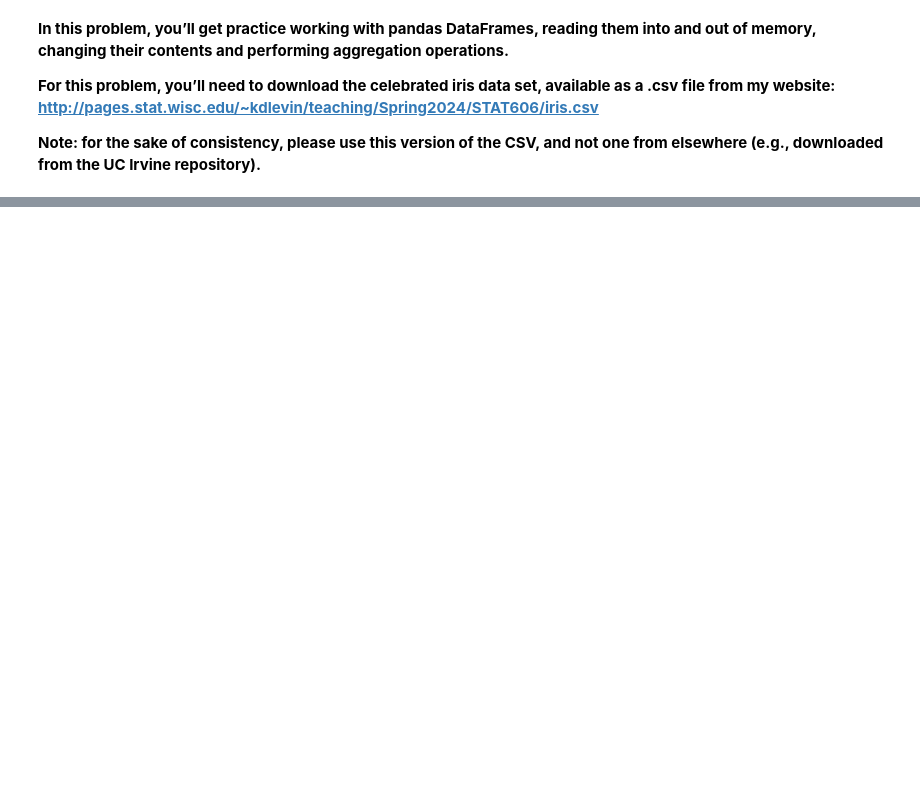
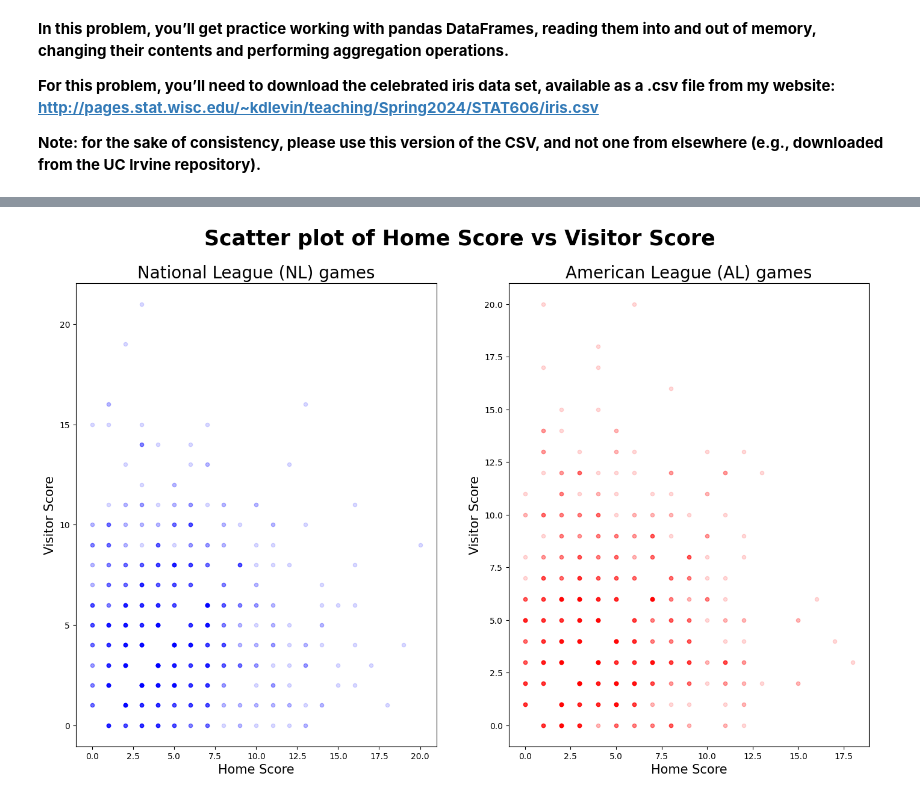
Before and after one commit to Stochastic1017/STAT_606, a Jupyter notebook: ssudhir2_hw7/ssudhir2_hw7.ipynb, the cells around one changed output, grey strips where cells are left out. Drawn from its saved outputs; the diff is of its cells as text; code cells hidden in the pictures; blank space fills up the shorter version.

```diff
--- a/ssudhir2_hw7/ssudhir2_hw7.ipynb
+++ b/ssudhir2_hw7/ssudhir2_hw7.ipynb
@@ -125,0 +311,4 @@ ilama  A       A             9      10
+# %%
+mlb_df = pd.read_csv('gl2023.txt', header = None)
+mlb_df = mlb_df.rename(columns = {4: 'v_league', 7: 'h_league', 9: 'v_score', 10: 'h_score'})
+mlb_df.iloc[:, : 12]
@@ -125,0 +341,36 @@ ilama  A       A             9      10
+# %%
+NL = mlb_df[ (mlb_df['v_league'] == 'NL') & (mlb_df['h_league'] == 'NL') ] # subset the dataframe for v_league == h_league == NL games
+AL = mlb_df[ (mlb_df['v_league'] == 'AL') & (mlb_df['h_league'] == 'AL') ] # subset the dataframe for v_leagure == h_league == AL games
+
+fig, axs = plt.subplots(1, 2, figsize = (17, 10))
+
+NL.plot.scatter(x = 'h_score', # NL Home Score on the x-axis
+                y = 'v_score', # NL Visitor Score on the y-axis
+                c = 'blue', # set the color of the points to blue
+                alpha = 0.15, # set the transparency of the points to 0.15, points that are grouped together will be darker
+                ax = axs[0]) # set the axis to the left axis
+
+AL.plot.scatter(x = 'h_score', # AL Home Score on the x-axis
+                y = 'v_score', # AL Visitor Score on the y-axis
+                c = 'red', # set the color of the points to red
+                alpha = 0.15, # set the transparency of the points to 0.15, points that are grouped together will be darker
+                ax = axs[1]) # set the axis to the right axis
+
+# set the title, x-axis label, and y-axis label for the scatter plots and subplots
+fig.suptitle('Scatter plot of Home Score vs Visitor Score',
+             y = 0.97,
+             fontsize = 25,
+             fontweight = 'bold')
+
+axs[0].set_title('National League (NL) games', fontsize = 20)
+axs[0].set_xlabel('Home Score', fontsize = 15)
+axs[0].set_ylabel('Visitor Score', fontsize = 15)
+
+axs[1].set_title('American League (AL) games', fontsize = 20)
+axs[1].set_xlabel('Home Score', fontsize = 15)
+axs[1].set_ylabel('Visitor Score', fontsize = 15)
+
+# save the figure to a pdf file
+fig.savefig('home_away.pdf')
+# %% [output]
+[figure, added]
```
Also changed, not shown: parts of 28 cells of this notebook, 5 other files.
